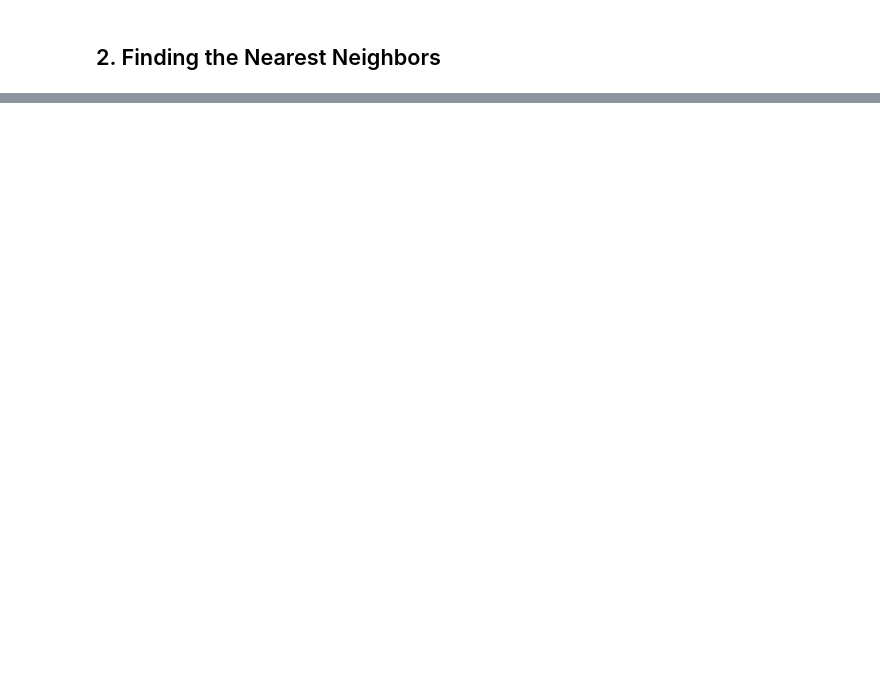
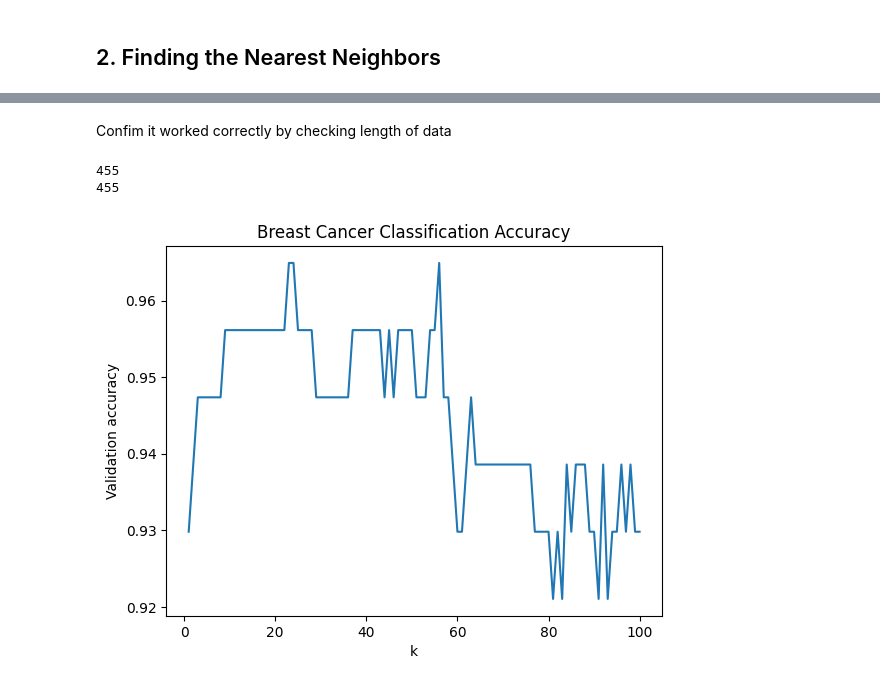
Before and after one commit to alaniswright/Code_Academy, a Jupyter notebook: Python_For_Data_Science/10-Linear_Regression/Lessons/k_nearest_neighbour.ipynb, the cells around one changed output, grey strips where cells are left out. Drawn from its saved outputs; the diff is of its cells as text; code cells hidden in the pictures; blank space fills up the shorter version.

```diff
--- a/Python_For_Data_Science/10-Linear_Regression/Lessons/k_nearest_neighbour.ipynb
+++ b/Python_For_Data_Science/10-Linear_Regression/Lessons/k_nearest_neighbour.ipynb
@@ -100,0 +153,8 @@ We need to check that what classifer predicts is actually correct. We do this by
+# %%
+from sklearn.datasets import load_breast_cancer
+
+breast_cancer_data = load_breast_cancer()
+
+# Print some data and the feature names
+display(breast_cancer_data.data[0])
+display(breast_cancer_data.feature_names)
@@ -100,0 +206,35 @@ We need to check that what classifer predicts is actually correct. We do this by
+# %%
+from sklearn.model_selection import train_test_split
+
+training_data, validation_data, training_labels, validation_labels = train_test_split(breast_cancer_data.data, breast_cancer_data.target, test_size = 0.2, random_state = 100)
+# %% [markdown]
+Confim it worked correctly by checking length of data
+# %%
+print(len(training_data))
+print(len(training_labels))
+# %% [output]
+455
+455
+# %%
+from sklearn.neighbors import KNeighborsClassifier
+
+# Create classifier
+# Train using fit function
+# Find out how accurate it is using score
+k_list = range(1,101)
+accuracies = []
+for i in k_list:
+    classifier = KNeighborsClassifier(n_neighbors=i)
+    classifier.fit(training_data, training_labels)
+    score = classifier.score(validation_data, validation_labels)
+    accuracies.append(score)
+# %%
+import matplotlib.pyplot as plt
+
+plt.plot(k_list, accuracies)
+plt.xlabel("k")
+plt.ylabel("Validation accuracy")
+plt.title("Breast Cancer Classification Accuracy")
+plt.show()
+# %% [output]
+[figure, added]
```
Also changed, not shown: parts of 12 cells of this notebook, 1 other file.
